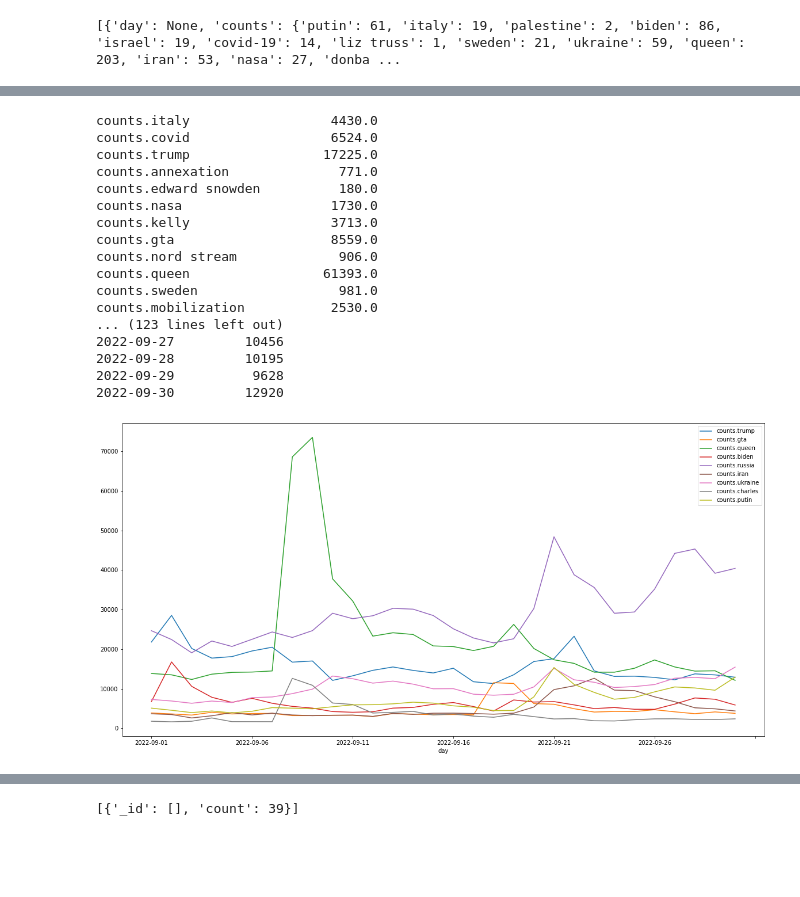
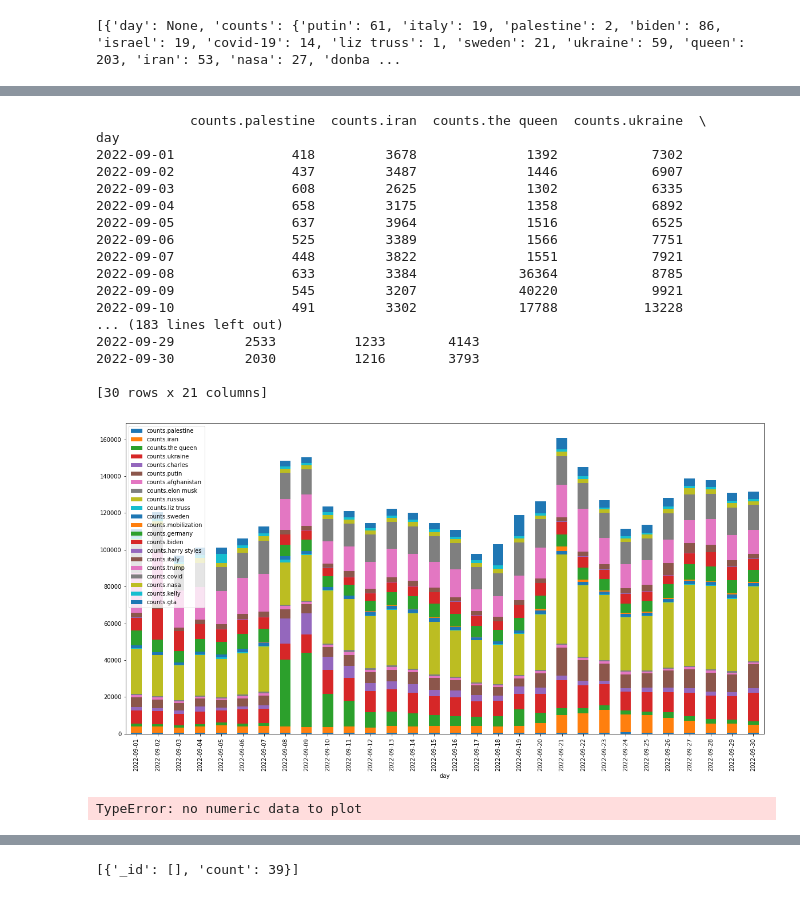
Before and after one commit to IngaKristin/Project_DE, a Jupyter notebook: Project-DE Analysis/Analysis.ipynb, the cells around one changed output, grey strips where cells are left out. Drawn from its saved outputs; the diff is of its cells as text; code cells hidden in the pictures; blank space fills up the shorter version.

```diff
--- a/Project-DE Analysis/Analysis.ipynb
+++ b/Project-DE Analysis/Analysis.ipynb
@@ -263,33 +228,41 @@ day
-# %%
-diff_df = df.max() - df.min()
-print(diff_df)
-
-filtered_diff_df = diff_df.loc[diff_df > 7000]
-
-print(filtered_diff_df)
-
-df_mostdiff = df[filtered_diff_df.index]
-print(df_mostdiff)
-
-#df_mostdiff.plot(kind='bar', stacked=True, figsize=(20,10))
-df_mostdiff.plot(kind='line', figsize=(20,10))
-plt.show()
-# %% [output]
-counts.italy                  4430.0
-counts.covid                  6524.0
-counts.trump                 17225.0
-counts.annexation              771.0
-counts.edward snowden          180.0
-counts.nasa                   1730.0
-counts.kelly                  3713.0
-counts.gta                    8559.0
-counts.nord stream             906.0
-counts.queen                 61393.0
-counts.sweden                  981.0
-counts.mobilization           2530.0
-... (123 lines left out)
-2022-09-27         10456
-2022-09-28         10195
-2022-09-29          9628
-2022-09-30         12920
-[figure, removed]
+# %%
+#df_result_one = pd.read_csv("analysis.csv")
+
+def calculate_percentage(row):
+    total_count = row.sum()
+    return row.apply(lambda x: (x / total_count) * 100)
+
+# apply the function to each row of the DataFrame
+percentage_df = df.apply(calculate_percentage, axis=1)
+
+sums_df = pd.DataFrame(df.sum(), columns=['Total'])
+filtered_df = sums_df.loc[sums_df['Total'] > 5000]
+
+df_filtered = df[filtered_df.index]
+print(df_filtered)
+
+df_filtered.plot(kind='bar', stacked=True, figsize=(20,10))
+plt.show()
+
+top_5.plot(kind='line',  figsize=(20,10))
+plt.show()
+# %% [output]
+            counts.palestine  counts.iran  counts.the queen  counts.ukraine  \
+day
+2022-09-01               418         3678              1392            7302
+2022-09-02               437         3487              1446            6907
+2022-09-03               608         2625              1302            6335
+2022-09-04               658         3175              1358            6892
+2022-09-05               637         3964              1516            6525
+2022-09-06               525         3389              1566            7751
+2022-09-07               448         3822              1551            7921
+2022-09-08               633         3384             36364            8785
+2022-09-09               545         3207             40220            9921
+2022-09-10               491         3302             17788           13228
+... (183 lines left out)
+2022-09-29         2533          1233        4143
+2022-09-30         2030          1216        3793
+
+[30 rows x 21 columns]
+[figure, added]
+TypeError: no numeric data to plot
```
Also changed, not shown: parts of 8 cells of this notebook, 5 other files.
